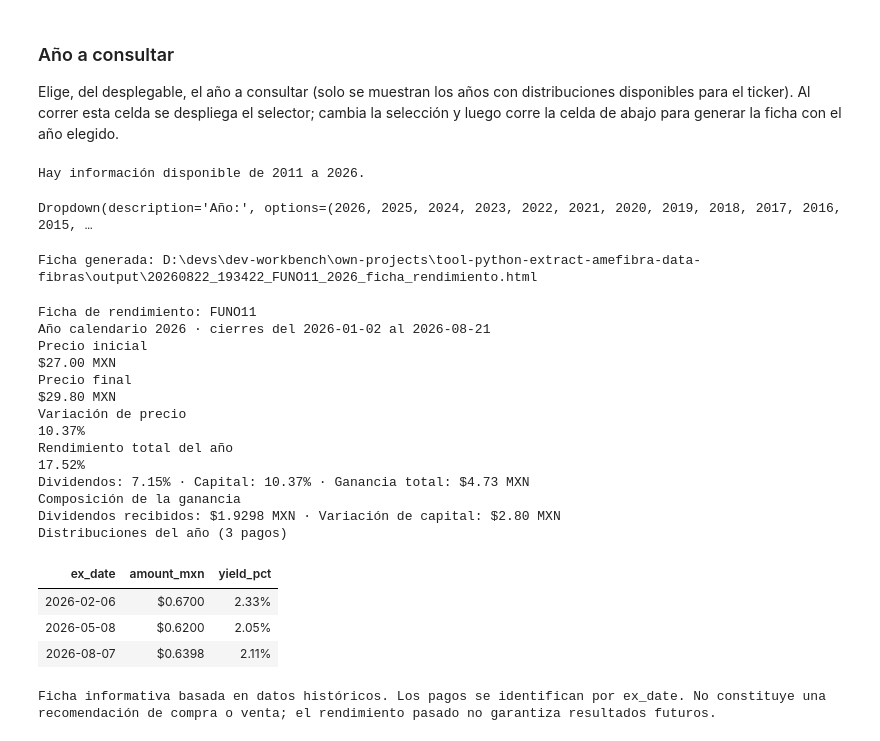
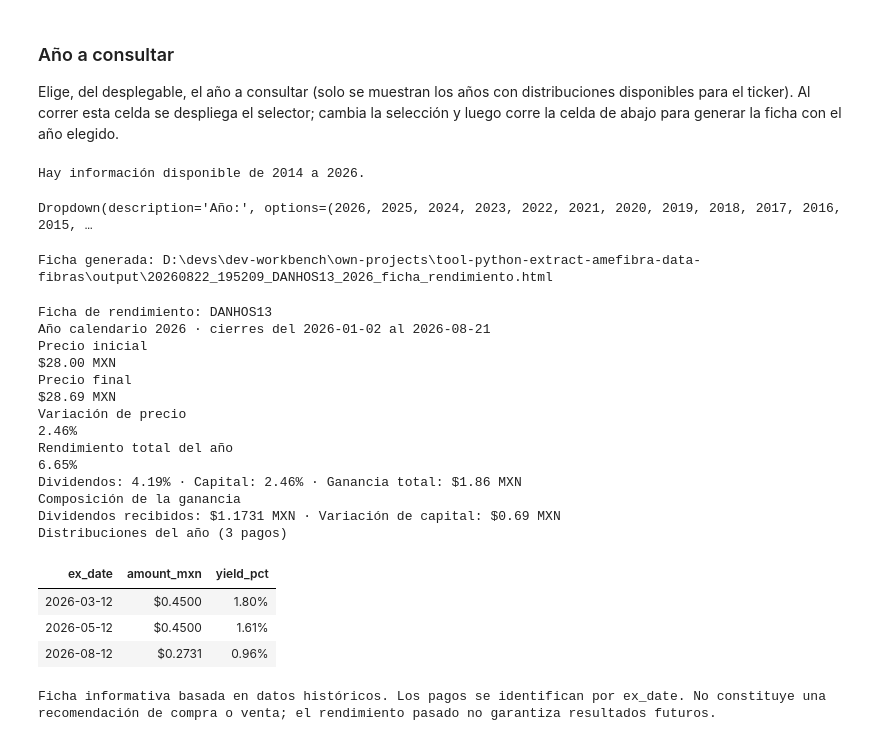
Before and after one commit to liazamudio/tool-python-extract-amefibra-data-fibras, a Jupyter notebook: amefibra-indice-fibras.ipynb, the cells around one changed output. Cells and saved outputs as stored; diff of their text form; code cells hidden in the pictures.

```diff
--- a/amefibra-indice-fibras.ipynb
+++ b/amefibra-indice-fibras.ipynb
@@ -100,0 +105,2 @@ Se usa `yfinance` como respaldo reproducible porque las fuentes primarias no ofr
+# %%
+selector_ticker = seleccionar_ticker_interactivo(df_emisoras["Emisora"])
@@ -101,4 +109,4 @@ Se usa `yfinance` como respaldo reproducible porque las fuentes primarias no ofr
 # %%
-TICKER_PRUEBA = "FUNO11"
-historial_dividendos = probar_historial_dividendos(TICKER_PRUEBA, df_emisoras["Emisora"], CARPETA_SALIDA)
+TICKER_SELECCIONADO = selector_ticker.value
+historial_dividendos = probar_historial_dividendos(TICKER_SELECCIONADO, df_emisoras["Emisora"], CARPETA_SALIDA)
 # %% [output]
@@ -128,29 +136,29 @@ Elige, del desplegable, el año a consultar (solo se muestran los años con dist
 AÑOS_DISPONIBLES = obtener_anios_disponibles(historial_dividendos)
 selector_anio = seleccionar_anio_interactivo(AÑOS_DISPONIBLES)
 # %% [output]
-Hay información disponible de 2011 a 2026.
+Hay información disponible de 2014 a 2026.
 Dropdown(description='Año:', options=(2026, 2025, 2024, 2023, 2022, 2021, 2020, 2019, 2018, 2017, 2016, 2015, …
 # %%
 AÑO_SELECCIONADO = selector_anio.value
-ruta_ficha = mostrar_ficha_rendimiento(TICKER_PRUEBA, AÑO_SELECCIONADO, CARPETA_SALIDA, historial_dividendos)
+ruta_ficha = mostrar_ficha_rendimiento(TICKER_SELECCIONADO, AÑO_SELECCIONADO, CARPETA_SALIDA, historial_dividendos)
 # %% [output]
-Ficha generada: D:\devs\dev-workbench\own-projects\tool-python-extract-amefibra-data-fibras\output\20260822_193422_FUNO11_2026_ficha_rendimiento.html
+Ficha generada: D:\devs\dev-workbench\own-projects\tool-python-extract-amefibra-data-fibras\output\20260822_195209_DANHOS13_2026_ficha_rendimiento.html
-Ficha de rendimiento: FUNO11
+Ficha de rendimiento: DANHOS13
 Año calendario 2026 · cierres del 2026-01-02 al 2026-08-21
 Precio inicial
-$27.00 MXN
+$28.00 MXN
 Precio final
-$29.80 MXN
+$28.69 MXN
 Variación de precio
-10.37%
+2.46%
 Rendimiento total del año
-17.52%
-Dividendos: 7.15% · Capital: 10.37% · Ganancia total: $4.73 MXN
+6.65%
+Dividendos: 4.19% · Capital: 2.46% · Ganancia total: $1.86 MXN
 Composición de la ganancia
-Dividendos recibidos: $1.9298 MXN · Variación de capital: $2.80 MXN
+Dividendos recibidos: $1.1731 MXN · Variación de capital: $0.69 MXN
 Distribuciones del año (3 pagos)
 | ex_date | amount_mxn | yield_pct |
-| 2026-02-06 | $0.6700 | 2.33% |
-| 2026-05-08 | $0.6200 | 2.05% |
-| 2026-08-07 | $0.6398 | 2.11% |
+| 2026-03-12 | $0.4500 | 1.80% |
+| 2026-05-12 | $0.4500 | 1.61% |
+| 2026-08-12 | $0.2731 | 0.96% |
 Ficha informativa basada en datos históricos. Los pagos se identifican por ex_date. No constituye una recomendación de compra o venta; el rendimiento pasado no garantiza resultados futuros.
```
Also changed, not shown: parts of 5 cells of this notebook, 1 other file.
